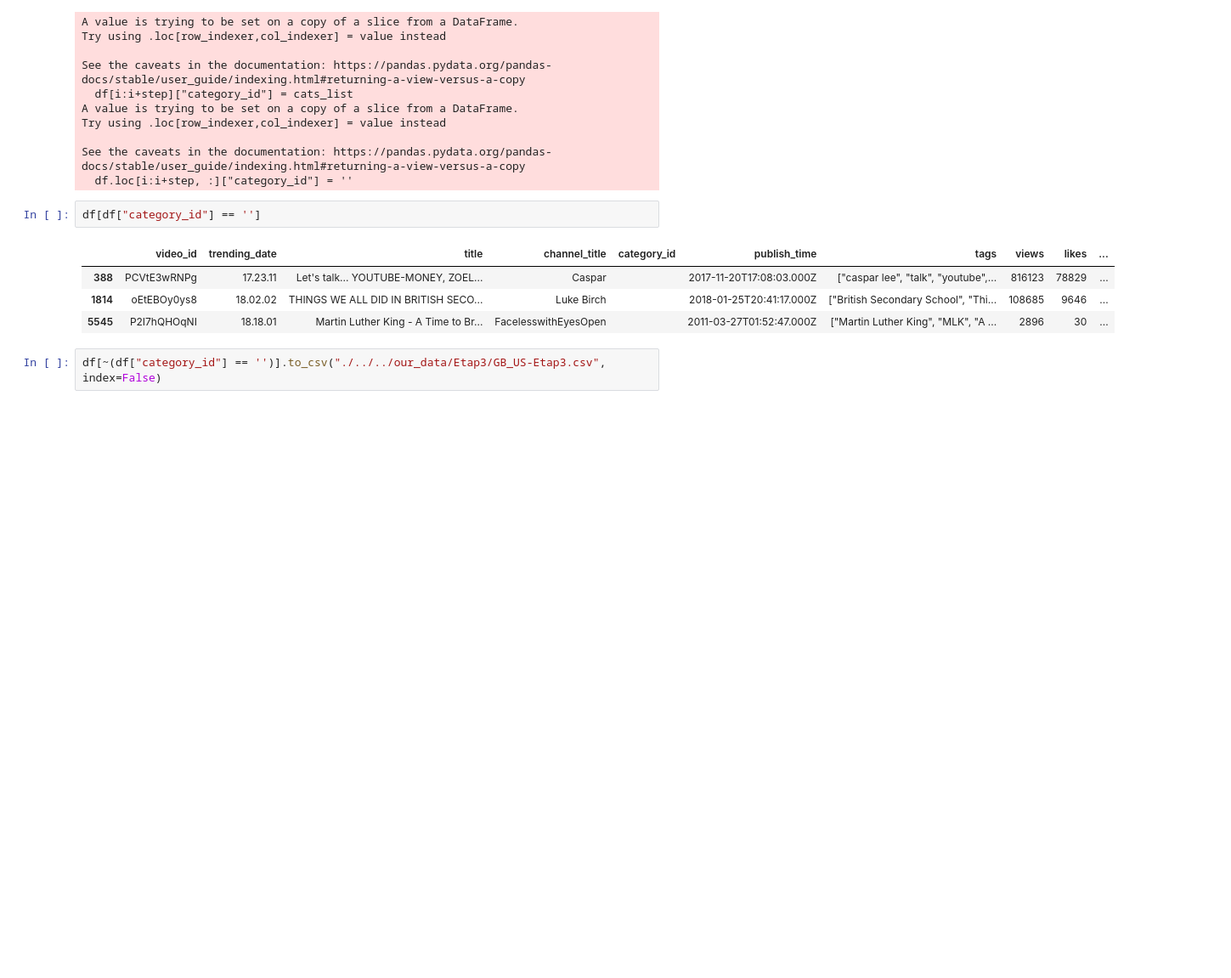
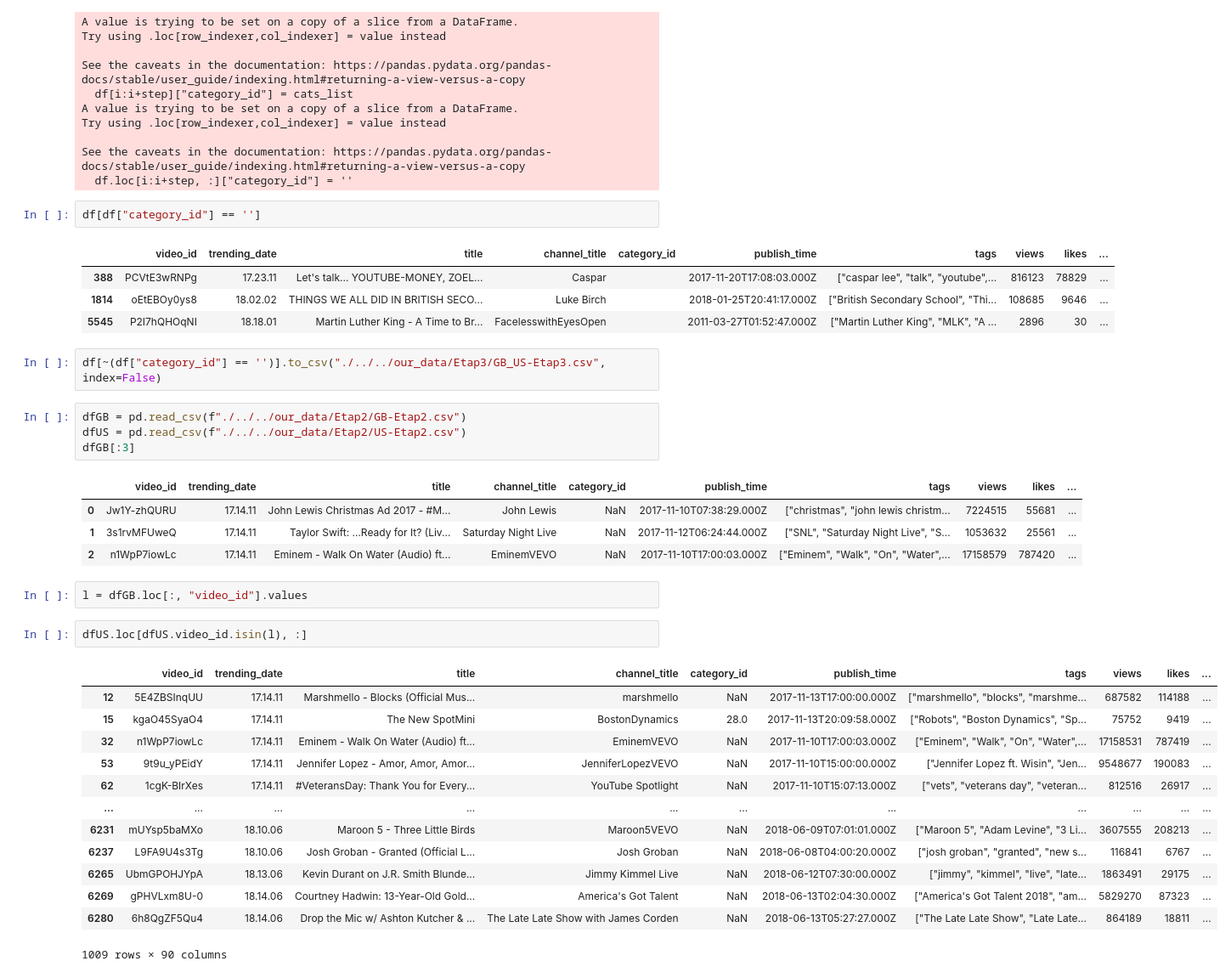
Before and after one commit to AdamKlejda/PED_YT, a Jupyter notebook: notebooks/Etap3/LiLatee_YT_API.ipynb, the cells around one changed output. Shown at 85% size. Cells and saved outputs as stored; diff of their text form; blank space fills up the shorter version.

```diff
--- a/notebooks/Etap3/LiLatee_YT_API.ipynb
+++ b/notebooks/Etap3/LiLatee_YT_API.ipynb
@@ -320,3 +320,30 @@ df[df["category_id"] == '']
 | 5545 | P2I7hQHOqNI | 18.18.01 | Martin Luther King - A Time to Br... | FacelesswithEyesOpen |  | 2011-03-27T01:52:47.000Z | ["Martin Luther King", "MLK", "A ... | 2896 | 30 | ... |
 # %%
 df[~(df["category_id"] == '')].to_csv("./../../our_data/Etap3/GB_US-Etap3.csv", index=False)
+# %%
+dfGB = pd.read_csv(f"./../../our_data/Etap2/GB-Etap2.csv")
+dfUS = pd.read_csv(f"./../../our_data/Etap2/US-Etap2.csv")
+dfGB[:3]
+# %% [output]
+|  | video_id | trending_date | title | channel_title | category_id | publish_time | tags | views | likes | ... |
+| 0 | Jw1Y-zhQURU | 17.14.11 | John Lewis Christmas Ad 2017 - #M... | John Lewis | NaN | 2017-11-10T07:38:29.000Z | ["christmas", "john lewis christm... | 7224515 | 55681 | ... |
+| 1 | 3s1rvMFUweQ | 17.14.11 | Taylor Swift: …Ready for It? (Liv... | Saturday Night Live | NaN | 2017-11-12T06:24:44.000Z | ["SNL", "Saturday Night Live", "S... | 1053632 | 25561 | ... |
+| 2 | n1WpP7iowLc | 17.14.11 | Eminem - Walk On Water (Audio) ft... | EminemVEVO | NaN | 2017-11-10T17:00:03.000Z | ["Eminem", "Walk", "On", "Water",... | 17158579 | 787420 | ... |
+# %%
+l = dfGB.loc[:, "video_id"].values
+# %%
+dfUS.loc[dfUS.video_id.isin(l), :]
+# %% [output]
+|  | video_id | trending_date | title | channel_title | category_id | publish_time | tags | views | likes | ... |
+| 12 | 5E4ZBSInqUU | 17.14.11 | Marshmello - Blocks (Official Mus... | marshmello | NaN | 2017-11-13T17:00:00.000Z | ["marshmello", "blocks", "marshme... | 687582 | 114188 | ... |
+| 15 | kgaO45SyaO4 | 17.14.11 | The New SpotMini | BostonDynamics | 28.0 | 2017-11-13T20:09:58.000Z | ["Robots", "Boston Dynamics", "Sp... | 75752 | 9419 | ... |
+| 32 | n1WpP7iowLc | 17.14.11 | Eminem - Walk On Water (Audio) ft... | EminemVEVO | NaN | 2017-11-10T17:00:03.000Z | ["Eminem", "Walk", "On", "Water",... | 17158531 | 787419 | ... |
+| 53 | 9t9u_yPEidY | 17.14.11 | Jennifer Lopez - Amor, Amor, Amor... | JenniferLopezVEVO | NaN | 2017-11-10T15:00:00.000Z | ["Jennifer Lopez ft. Wisin", "Jen... | 9548677 | 190083 | ... |
+| 62 | 1cgK-BIrXes | 17.14.11 | #VeteransDay: Thank You for Every... | YouTube Spotlight | NaN | 2017-11-10T15:07:13.000Z | ["vets", "veterans day", "veteran... | 812516 | 26917 | ... |
+| ... | ... | ... | ... | ... | ... | ... | ... | ... | ... | ... |
+| 6231 | mUYsp5baMXo | 18.10.06 | Maroon 5 - Three Little Birds | Maroon5VEVO | NaN | 2018-06-09T07:01:01.000Z | ["Maroon 5", "Adam Levine", "3 Li... | 3607555 | 208213 | ... |
+| 6237 | L9FA9U4s3Tg | 18.10.06 | Josh Groban - Granted (Official L... | Josh Groban | NaN | 2018-06-08T04:00:20.000Z | ["josh groban", "granted", "new s... | 116841 | 6767 | ... |
+| 6265 | UbmGPOHJYpA | 18.13.06 | Kevin Durant on J.R. Smith Blunde... | Jimmy Kimmel Live | NaN | 2018-06-12T07:30:00.000Z | ["jimmy", "kimmel", "live", "late... | 1863491 | 29175 | ... |
+| 6269 | gPHVLxm8U-0 | 18.14.06 | Courtney Hadwin: 13-Year-Old Gold... | America's Got Talent | NaN | 2018-06-13T02:04:30.000Z | ["America's Got Talent 2018", "am... | 5829270 | 87323 | ... |
+| 6280 | 6h8QgZF5Qu4 | 18.14.06 | Drop the Mic w/ Ashton Kutcher & ... | The Late Late Show with James Corden | NaN | 2018-06-13T05:27:27.000Z | ["The Late Late Show", "Late Late... | 864189 | 18811 | ... |
+1009 rows × 90 columns
```
